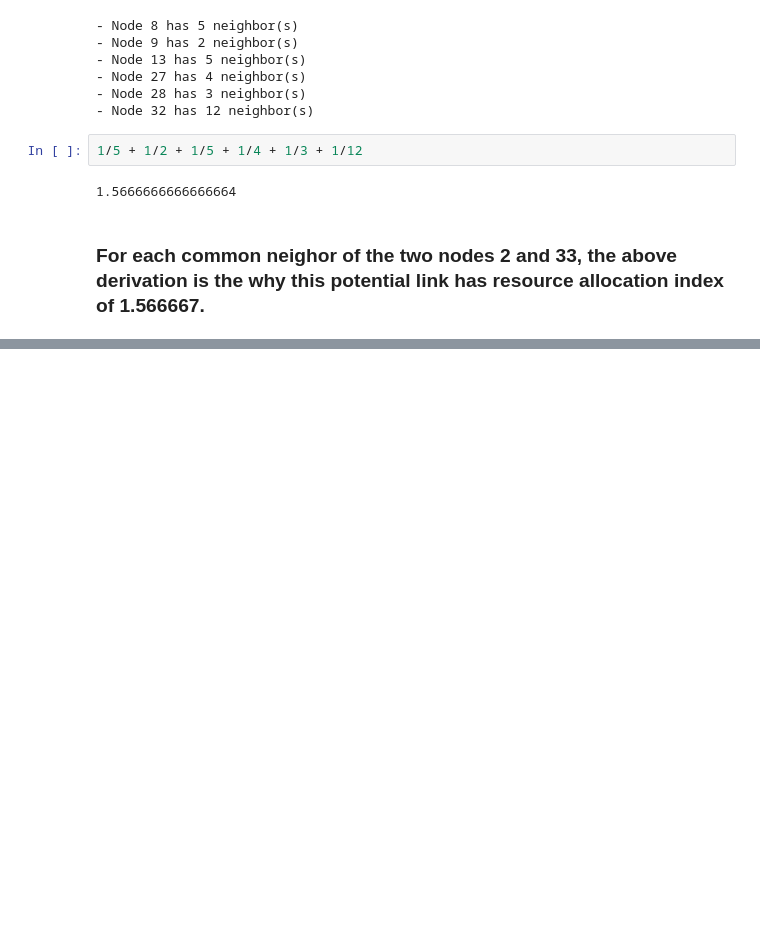
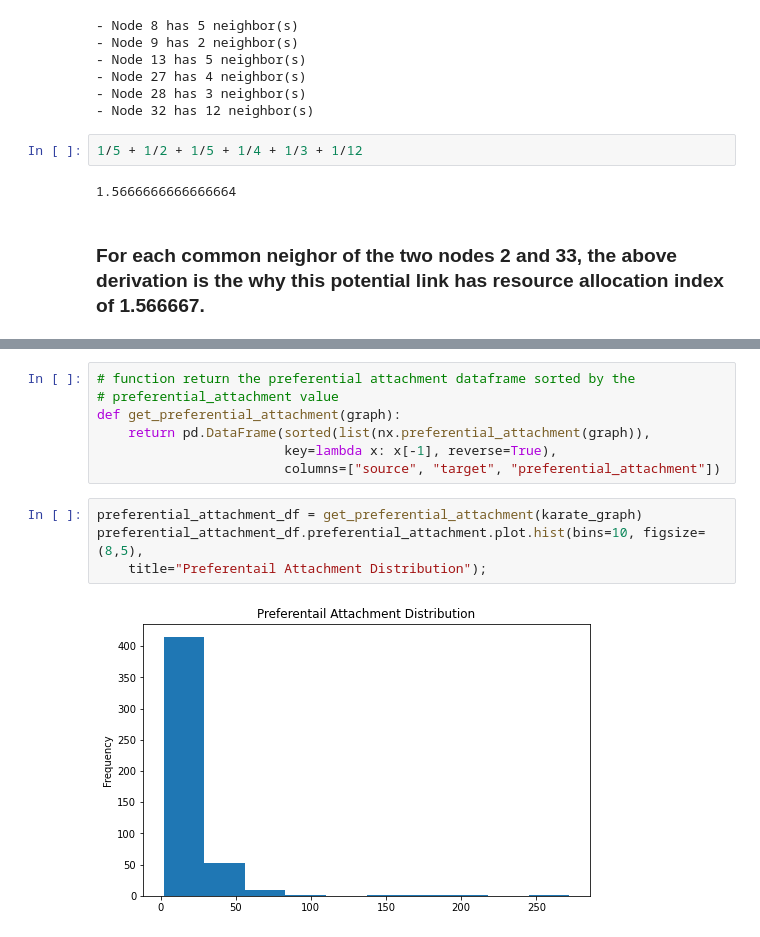
Before and after one commit to KangboLu/Graph-Analysis-with-NetworkX, a Jupyter notebook: 04_link_prediction_measures_part_1.ipynb, the cells around one changed output, grey strips where cells are left out. Cells and saved outputs as stored; diff of their text form; blank space fills up the shorter version.

Commit message:
add preferential attachment examples

```diff
--- a/04_link_prediction_measures_part_1.ipynb
+++ b/04_link_prediction_measures_part_1.ipynb
@@ -326,0 +327,13 @@ visualize_likely_connected_nodes(karate_graph, 2, 33)
+# %%
+# function return the preferential attachment dataframe sorted by the
+# preferential_attachment value
+def get_preferential_attachment(graph):
+    return pd.DataFrame(sorted(list(nx.preferential_attachment(graph)),
+                        key=lambda x: x[-1], reverse=True),
+                        columns=["source", "target", "preferential_attachment"])
+# %%
+preferential_attachment_df = get_preferential_attachment(karate_graph)
+preferential_attachment_df.preferential_attachment.plot.hist(bins=10, figsize=(8,5),
+    title="Preferentail Attachment Distribution");
+# %% [output]
+[figure, added]
```
Also changed, not shown: parts of 18 cells of this notebook.
